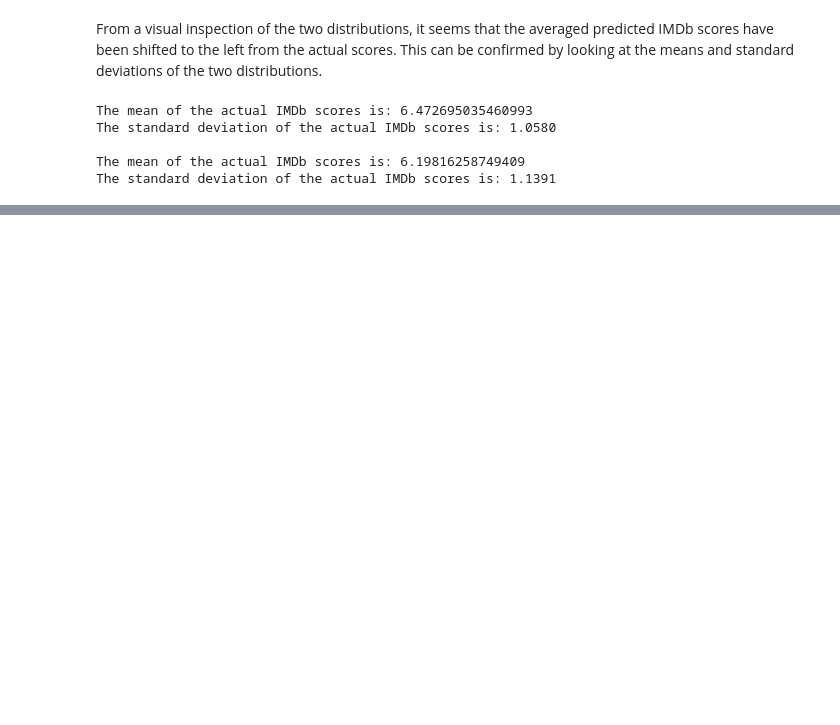
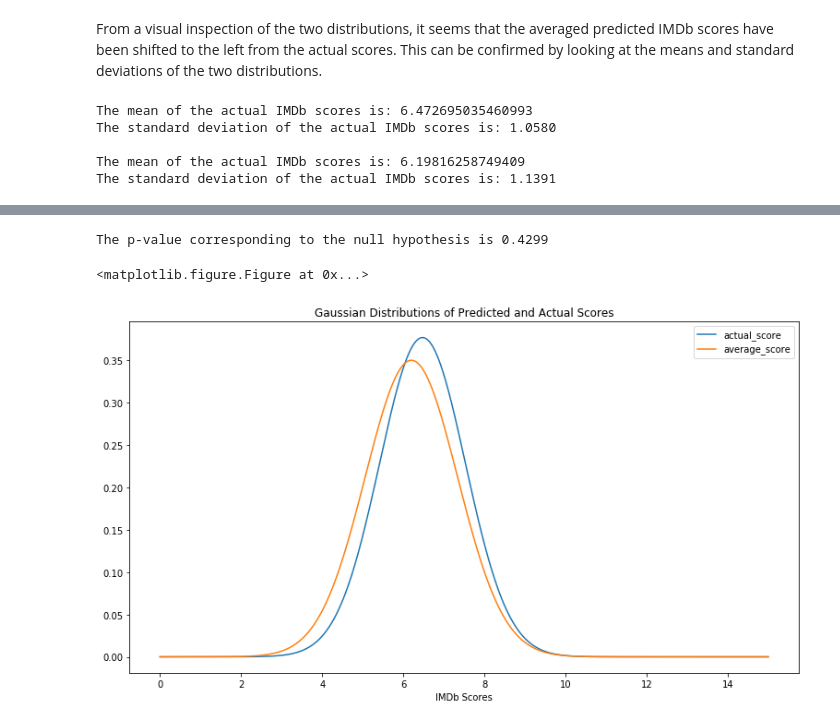
Before and after one commit to gestalt-howard/IMDb_Predictor, a Jupyter notebook: imdb_analysis.ipynb, the cells around one changed output, grey strips where cells are left out. Saved outputs shown, nothing was run; the diff lists cells and outputs as text; code cells hidden in the pictures; blank space fills up the shorter version.

```diff
--- a/imdb_analysis.ipynb
+++ b/imdb_analysis.ipynb
@@ -125,2 +135,9 @@ master_df['percent_error'] = (master_df.actual_score - master_df.average_score)/
 Now that I have imported the predicted data into a pandas dataframe and also calculated some basic statistical figures, the next step is to visualize the distribution of averaged predicted scores and the actual scores. Further statistical analysis will follow.
+# %%
+# Function for generating Gaussians given mean and standard deviation
+def gauss(data, mean, std):
+    var = np.power(std, 2)
+    constant_term = 1 / (np.sqrt(2 * np.pi * var))
+    exp_term = -(np.power((data - mean), 2) / (2 * var))
+    return constant_term * np.exp(exp_term)
 # %%
@@ -168,0 +201,20 @@ Overachiving status:
+# %%
+# Find the p-value
+import scipy.stats as st
+p_val = st.norm.cdf(composite_z_raw)
+print 'The p-value corresponding to the null hypothesis is %.4f' % p_val
+# %% [output]
+The p-value corresponding to the null hypothesis is 0.4299
+# %%
+# Using the mean and standard deviations,, we can proceed to plot the normal distributions of the data
+x = np.linspace(0, 15, 1000)
+plt.clf();
+plt.figure(figsize = (13, 7));
+plt.plot(x, gauss(x, actual_mean, actual_std), label='actual_score')
+plt.plot(x, gauss(x, predict_mean, predict_std), label='average_score')
+plt.legend(loc='upper right');
+plt.xlabel('IMDb Scores');
+plt.title('Gaussian Distributions of Predicted and Actual Scores');
+# %% [output]
+<matplotlib.figure.Figure at 0x...>
+[figure, added]
```
Also changed, not shown: parts of 35 cells of this notebook, 2 other files.
